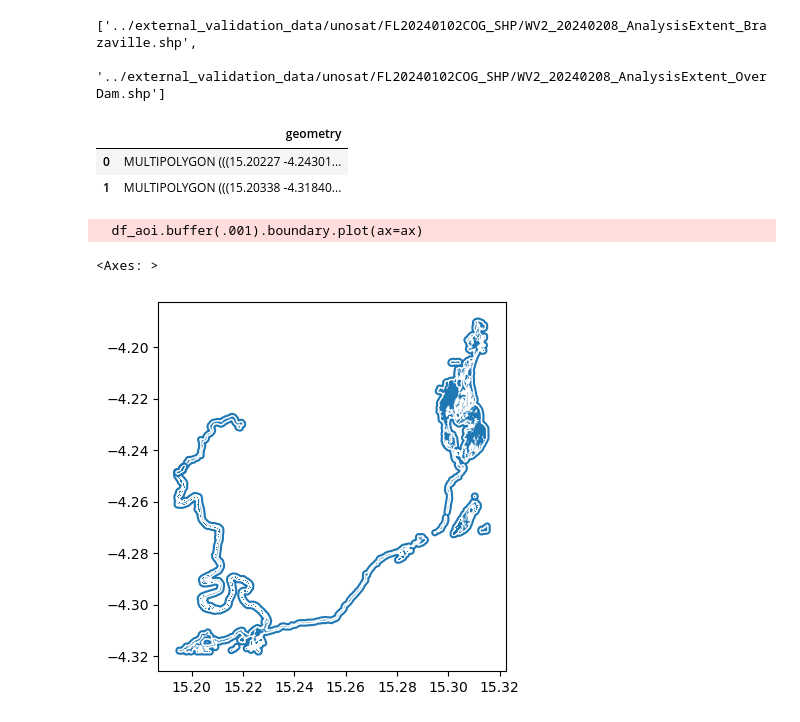
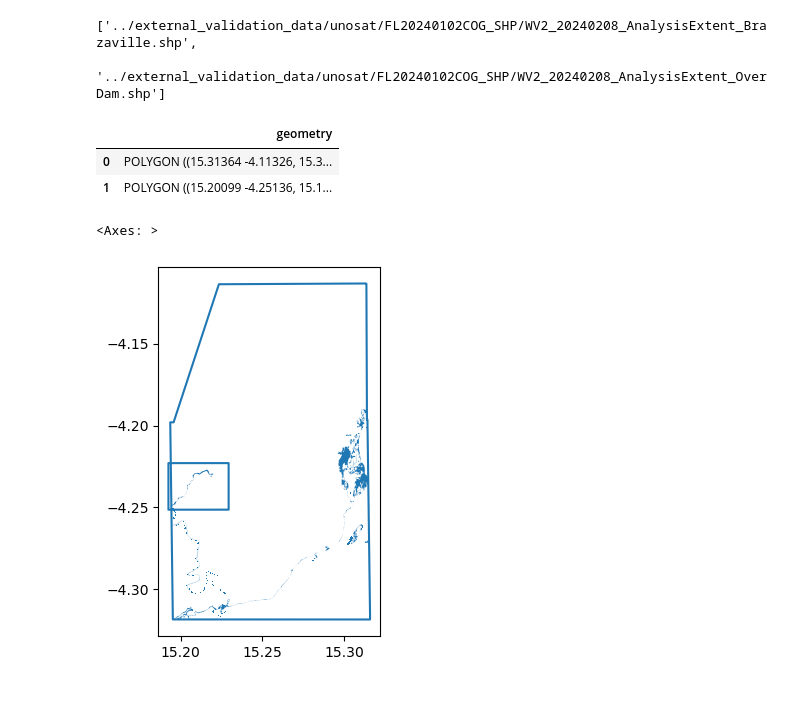
Before and after one commit to OPERA-Cal-Val/dist-s1-events, a Jupyter notebook: external_data_organize/7a_brazzaville_2023.ipynb, the cells around one changed output. Saved outputs shown, nothing was run; the diff lists cells and outputs as text; code cells hidden in the pictures.

```diff
--- a/external_data_organize/7a_brazzaville_2023.ipynb
+++ b/external_data_organize/7a_brazzaville_2023.ipynb
@@ -100,22 +100,20 @@ shp_files_aoi
 # %%
 dfs_aoi = [gpd.read_file(p)[['geometry']] for p in shp_files_aoi]
 df_aoi = pd.concat(dfs_aoi, axis=0).reset_index(drop=True)
-df_aoi = df_event.to_crs(4326)
 df_aoi.head()
 # %% [output]
 |  | geometry |
-| 0 | MULTIPOLYGON (((15.20227 -4.24301... |
-| 1 | MULTIPOLYGON (((15.20338 -4.31840... |
+| 0 | POLYGON ((15.31364 -4.11326, 15.3... |
+| 1 | POLYGON ((15.20099 -4.25136, 15.1... |
 # %%
 import matplotlib.pyplot as plt
 
 fig, ax = plt.subplots()
-df_aoi.buffer(.001).boundary.plot(ax=ax)
+df_aoi.boundary.plot(ax=ax)
 df_event.plot(ax=ax)
 # %% [output]
-  df_aoi.buffer(.001).boundary.plot(ax=ax)
+<Axes: >
-<Axes: >
-[figure, old version]
+[figure, new version]
 # %%
 EXTERNAL_VAL_EXTENTS = Path('../external_validation_data_extents_db/')
 EXTERNAL_VAL_EXTENTS.mkdir(exist_ok=True, parents=True)
```
Also changed, not shown: 1 other file.
